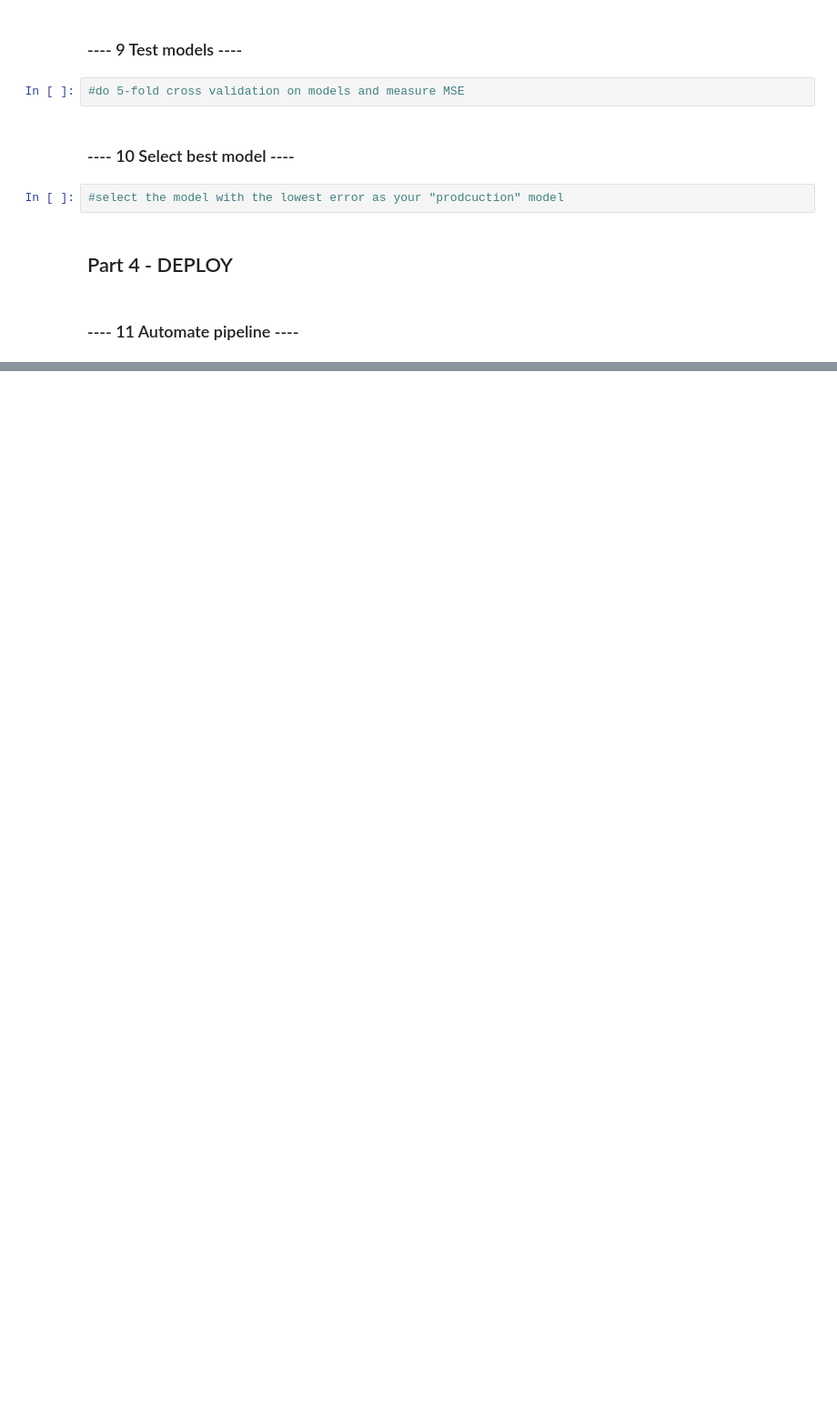
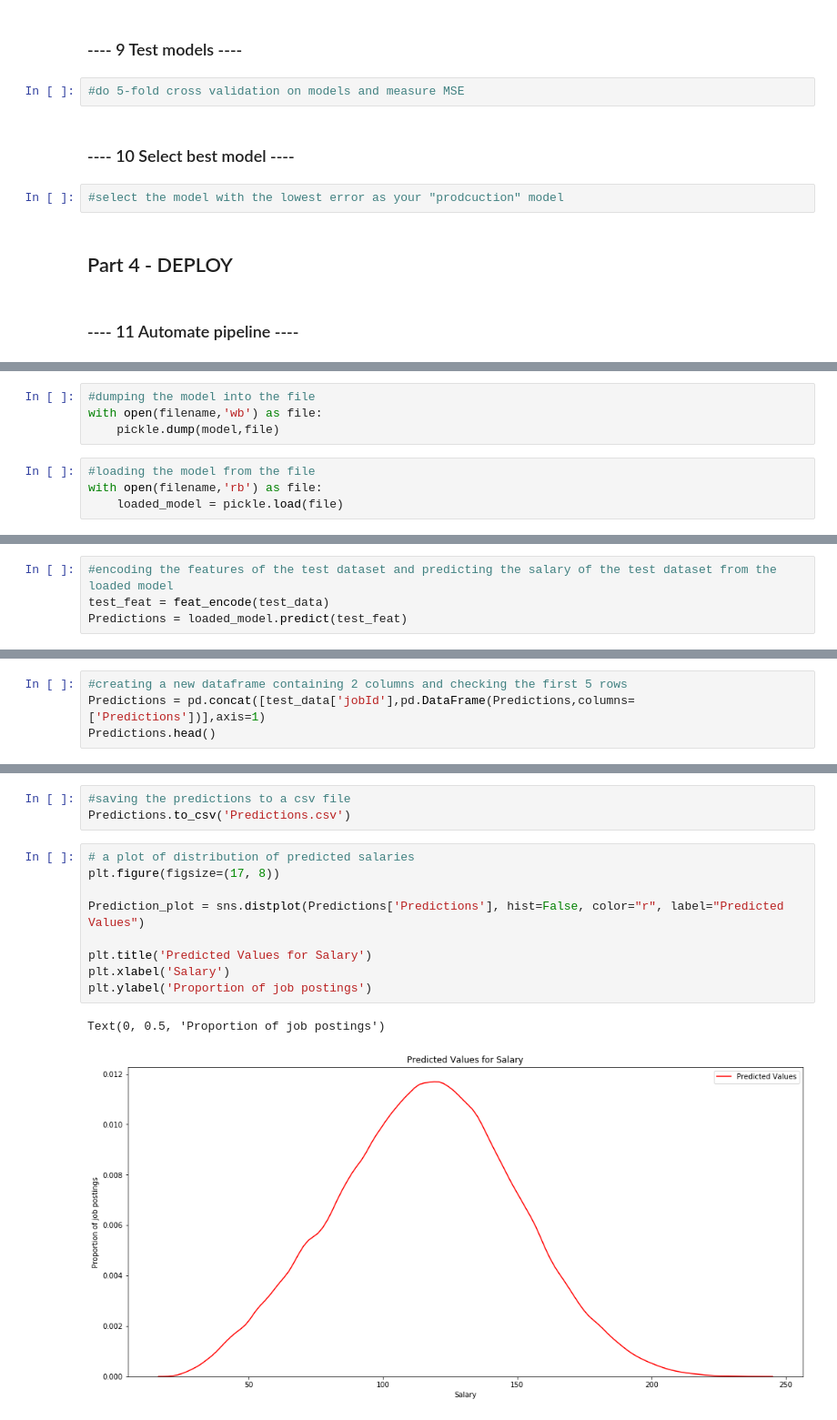
Before and after one commit to Pranaysraju/ml, a Jupyter notebook: First Portfolio Project.ipynb, the cells around one changed output, grey strips where cells are left out. Shown: that part at 91% size. Drawn from its saved outputs; the diff is of its cells as text; blank space fills up the shorter version.

```diff
--- a/First Portfolio Project.ipynb
+++ b/First Portfolio Project.ipynb
@@ -466,0 +535,8 @@ MSE: -366.2974474415059
+# %%
+#dumping the model into the file
+with open(filename,'wb') as file:
+    pickle.dump(model,file)
+# %%
+#loading the model from the file
+with open(filename,'rb') as file:
+    loaded_model = pickle.load(file)
@@ -467 +549,5 @@ MSE: -366.2974474415059
+# %%
+#encoding the features of the test dataset and predicting the salary of the test dataset from the loaded model
+test_feat = feat_encode(test_data)
+Predictions = loaded_model.predict(test_feat)
 # %% [markdown]
@@ -476,0 +555,4 @@ We'll skip this step since we don't have the outcomes for the test data
+# %%
+#creating a new dataframe containing 2 columns and checking the first 5 rows
+Predictions = pd.concat([test_data['jobId'],pd.DataFrame(Predictions,columns=['Predictions'])],axis=1)
+Predictions.head()
@@ -476,0 +566,15 @@ We'll skip this step since we don't have the outcomes for the test data
+# %%
+#saving the predictions to a csv file
+Predictions.to_csv('Predictions.csv')
+# %%
+# a plot of distribution of predicted salaries
+plt.figure(figsize=(17, 8))
+
+Prediction_plot = sns.distplot(Predictions['Predictions'], hist=False, color="r", label="Predicted Values")
+
+plt.title('Predicted Values for Salary')
+plt.xlabel('Salary')
+plt.ylabel('Proportion of job postings')
+# %% [output]
+Text(0, 0.5, 'Proportion of job postings')
+[figure, added]
```
Also changed, not shown: parts of 102 cells of this notebook, 3 other files.
